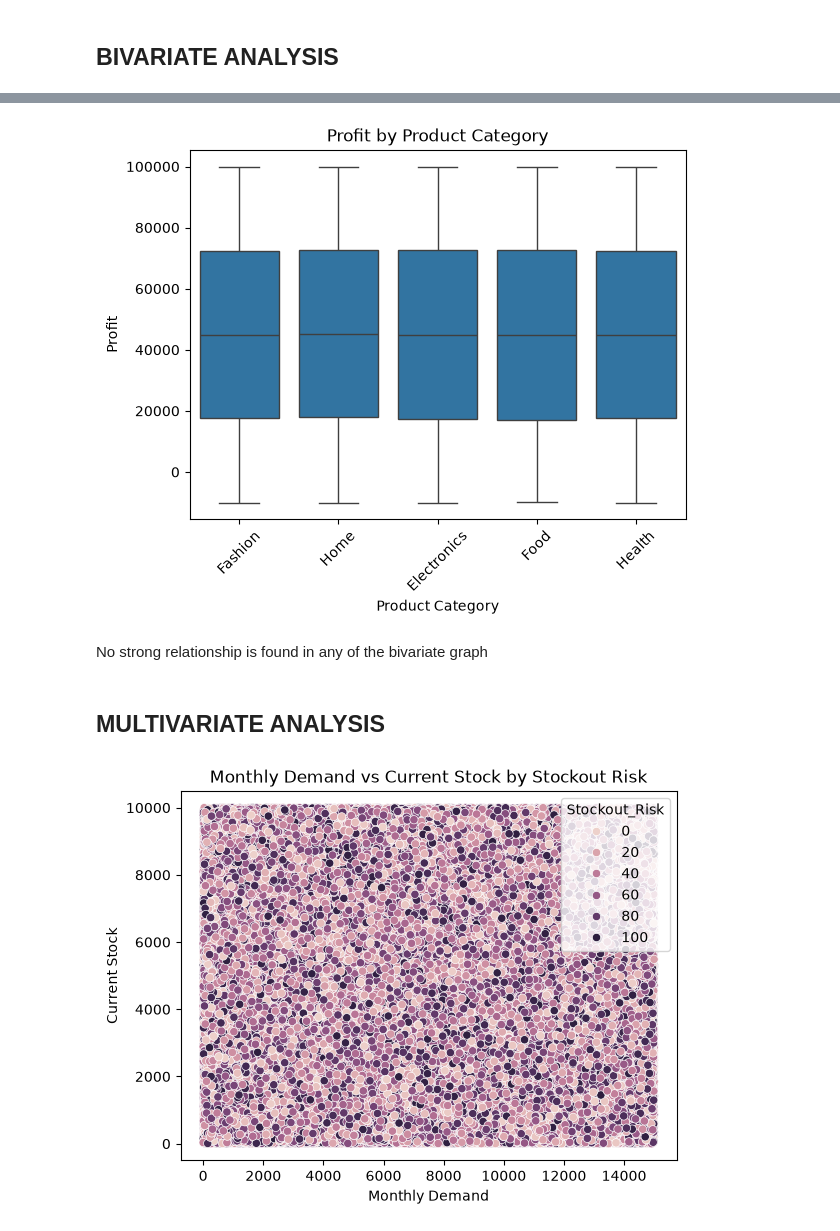
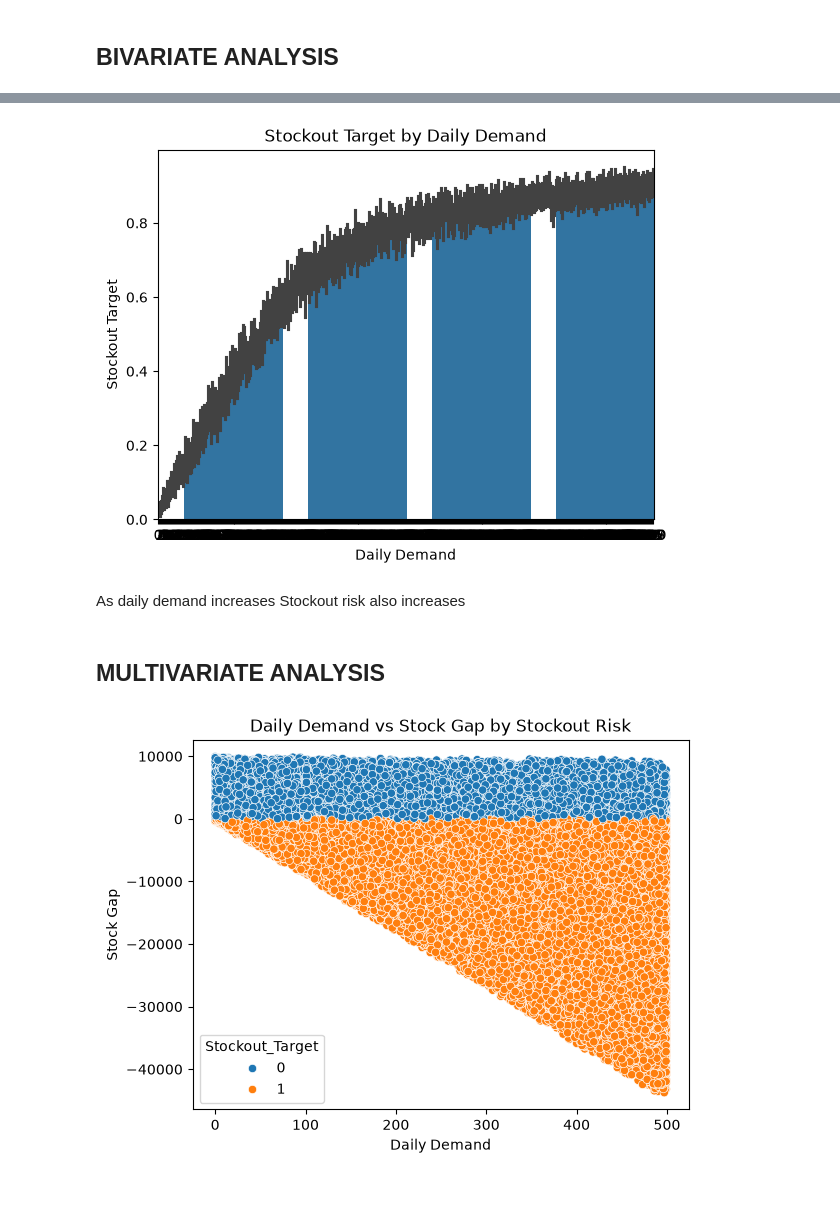
Before and after one commit to Suhani-codes18/Task-3-Suhani, a Jupyter notebook: Task.ipynb, the cells around one changed output, grey strips where cells are left out. Cells and saved outputs as stored; diff of their text form; code cells hidden in the pictures; blank space fills up the shorter version.

```diff
--- a/Task.ipynb
+++ b/Task.ipynb
@@ -289,0 +296,6 @@ Similarly for other num cols also
+# %%
+df['Required_Stock'] = (df['Daily_Demand'] * df['Lead_Time_Days']+ df['Safety_Stock'])
+# %%
+df['Stock_Gap'] = (df['Current_Stock'] - df['Required_Stock'])
+# %%
+df['Stockout_Target'] = ( df['Current_Stock'] < df['Required_Stock']).astype(int)
@@ -425,22 +439,21 @@ plt.show()
 # %%
-sns.boxplot(data=df, x='Product_Category', y='Profit_USD')
-plt.xticks(rotation=45)
-plt.title('Profit by Product Category')
-plt.xlabel('Product Category')
-plt.ylabel('Profit')
+sns.barplot(data=df, x='Daily_Demand', y='Stockout_Target')
+plt.title('Stockout Target by Daily Demand')
+plt.xlabel('Daily Demand')
+plt.ylabel('Stockout Target')
 plt.show()
 # %% [output]
-[figure, old version]
+[figure, new version]
-# %% [markdown]
-No strong relationship is found in any of the bivariate graph
+# %% [markdown]
+As daily demand increases Stockout risk also increases
 # %% [markdown]
 ## MULTIVARIATE ANALYSIS
 # %%
-sns.scatterplot( data=df, x='Monthly_Demand',y='Current_Stock',hue='Stockout_Risk')
-plt.title('Monthly Demand vs Current Stock by Stockout Risk')
-plt.xlabel('Monthly Demand')
-plt.ylabel('Current Stock')
+sns.scatterplot( data=df, x='Daily_Demand',y='Stock_Gap',hue='Stockout_Target')
+plt.title('Daily Demand vs Stock Gap by Stockout Risk')
+plt.xlabel('Daily Demand')
+plt.ylabel('Stock Gap')
 plt.show()
 # %% [output]
-[figure, old version]
+[figure, new version]
 # %%
```
Also changed, not shown: parts of 61 cells of this notebook.
